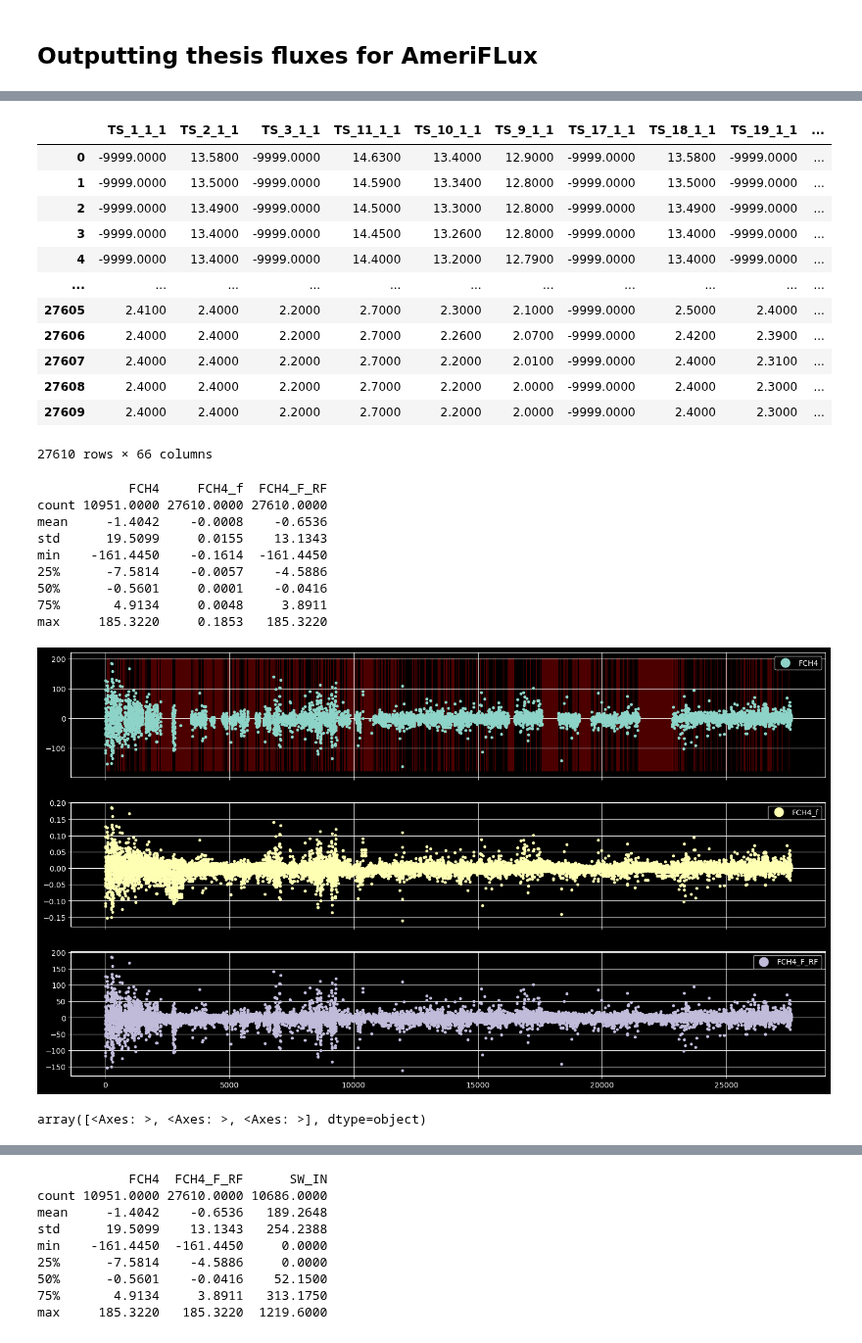
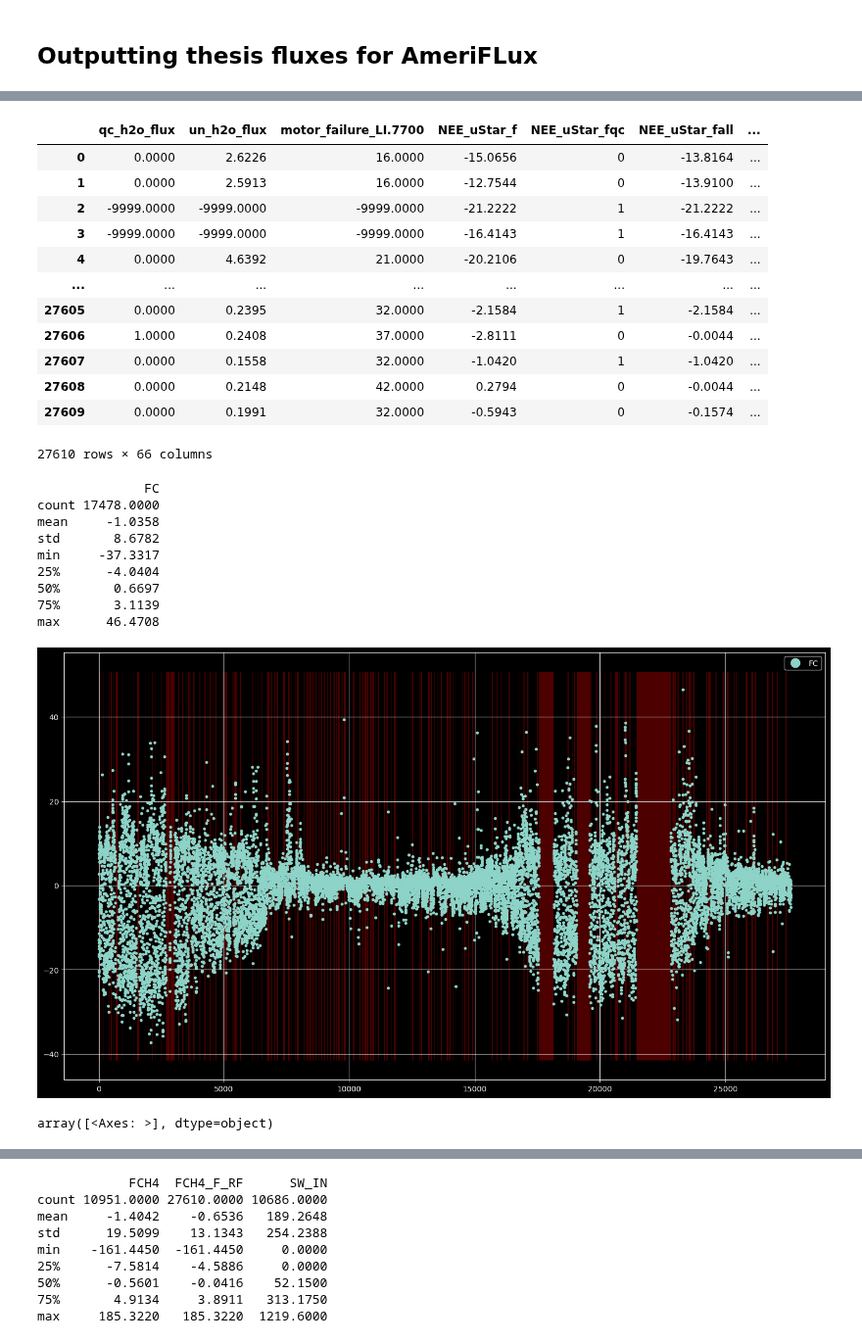
Before and after one commit to ottobriner/atmos-flux-data, a Jupyter notebook: atmos-output.ipynb, the cells around one changed output, grey strips where cells are left out. Shown at 98% size. Drawn from its saved outputs; the diff is of its cells as text; code cells hidden in the pictures.

Commit message:
AmeriFlux formatting

```diff
--- a/atmos-output.ipynb
+++ b/atmos-output.ipynb
@@ -45,5 +45,5 @@ filepath = r"C:\Users\ottob\data\atmos-flux-data\processed\ATMOS_L3_2024-08-12_c
 # cols = raw.columns[raw.columns.str.contains('SWC')]
 # cols
 # %%
-ameriflux = save_ameriflux(filepath, save_file=False)
+ameriflux = save_ameriflux(filepath, save_file=True)
 # ameriflux
@@ -65,32 +105,32 @@ Name: FC, Length: 27610, dtype: float64
 # %%
-ameriflux[ameriflux.columns[ameriflux.columns.str.contains('TS')]]
+ameriflux[ameriflux.columns[ameriflux.columns.str.contains('_f')]]
 # %% [output]
-|  | TS_1_1_1 | TS_2_1_1 | TS_3_1_1 | TS_11_1_1 | TS_10_1_1 | TS_9_1_1 | TS_17_1_1 | TS_18_1_1 | TS_19_1_1 | ... |
-| 0 | -9999.0000 | 13.5800 | -9999.0000 | 14.6300 | 13.4000 | 12.9000 | -9999.0000 | 13.5800 | -9999.0000 | ... |
-| 1 | -9999.0000 | 13.5000 | -9999.0000 | 14.5900 | 13.3400 | 12.8000 | -9999.0000 | 13.5000 | -9999.0000 | ... |
-| 2 | -9999.0000 | 13.4900 | -9999.0000 | 14.5000 | 13.3000 | 12.8000 | -9999.0000 | 13.4900 | -9999.0000 | ... |
-| 3 | -9999.0000 | 13.4000 | -9999.0000 | 14.4500 | 13.2600 | 12.8000 | -9999.0000 | 13.4000 | -9999.0000 | ... |
-| 4 | -9999.0000 | 13.4000 | -9999.0000 | 14.4000 | 13.2000 | 12.7900 | -9999.0000 | 13.4000 | -9999.0000 | ... |
-| ... | ... | ... | ... | ... | ... | ... | ... | ... | ... | ... |
-| 27605 | 2.4100 | 2.4000 | 2.2000 | 2.7000 | 2.3000 | 2.1000 | -9999.0000 | 2.5000 | 2.4000 | ... |
-| 27606 | 2.4000 | 2.4000 | 2.2000 | 2.7000 | 2.2600 | 2.0700 | -9999.0000 | 2.4200 | 2.3900 | ... |
-| 27607 | 2.4000 | 2.4000 | 2.2000 | 2.7000 | 2.2000 | 2.0100 | -9999.0000 | 2.4000 | 2.3100 | ... |
-| 27608 | 2.4000 | 2.4000 | 2.2000 | 2.7000 | 2.2000 | 2.0000 | -9999.0000 | 2.4000 | 2.3000 | ... |
-| 27609 | 2.4000 | 2.4000 | 2.2000 | 2.7000 | 2.2000 | 2.0000 | -9999.0000 | 2.4000 | 2.3000 | ... |
+|  | qc_h2o_flux | un_h2o_flux | motor_failure_LI.7700 | NEE_uStar_f | NEE_uStar_fqc | NEE_uStar_fall | ... |
+| 0 | 0.0000 | 2.6226 | 16.0000 | -15.0656 | 0 | -13.8164 | ... |
+| 1 | 0.0000 | 2.5913 | 16.0000 | -12.7544 | 0 | -13.9100 | ... |
+| 2 | -9999.0000 | -9999.0000 | -9999.0000 | -21.2222 | 1 | -21.2222 | ... |
+| 3 | -9999.0000 | -9999.0000 | -9999.0000 | -16.4143 | 1 | -16.4143 | ... |
+| 4 | 0.0000 | 4.6392 | 21.0000 | -20.2106 | 0 | -19.7643 | ... |
+| ... | ... | ... | ... | ... | ... | ... | ... |
+| 27605 | 0.0000 | 0.2395 | 32.0000 | -2.1584 | 1 | -2.1584 | ... |
+| 27606 | 1.0000 | 0.2408 | 37.0000 | -2.8111 | 0 | -0.0044 | ... |
+| 27607 | 0.0000 | 0.1558 | 32.0000 | -1.0420 | 1 | -1.0420 | ... |
+| 27608 | 0.0000 | 0.2148 | 42.0000 | 0.2794 | 0 | -0.0044 | ... |
+| 27609 | 0.0000 | 0.1991 | 32.0000 | -0.5943 | 0 | -0.1574 | ... |
 27610 rows × 66 columns
 # %%
 # cols = ['SWC_mean', 'SWC_30cm', 'SWC_50cm']
-cols = ['FCH4', 'FCH4_f', 'FCH4_F_RF']
+cols = ['FC']
 plot_diag(ameriflux[cols])
 # %% [output]
-            FCH4     FCH4_f  FCH4_F_RF
-count 10951.0000 27610.0000 27610.0000
-mean     -1.4042    -0.0008    -0.6536
-std      19.5099     0.0155    13.1343
-min    -161.4450    -0.1614  -161.4450
-25%      -7.5814    -0.0057    -4.5886
-50%      -0.5601     0.0001    -0.0416
-75%       4.9134     0.0048     3.8911
-max     185.3220     0.1853   185.3220
+              FC
+count 17478.0000
+mean     -1.0358
+std       8.6782
+min     -37.3317
+25%      -4.0404
+50%       0.6697
+75%       3.1139
+max      46.4708
-[figure, old version]
+[figure, new version]
-array([<Axes: >, <Axes: >, <Axes: >], dtype=object)
+array([<Axes: >], dtype=object)
```
Also changed, not shown: parts of 6 cells of this notebook, 1 other file.
